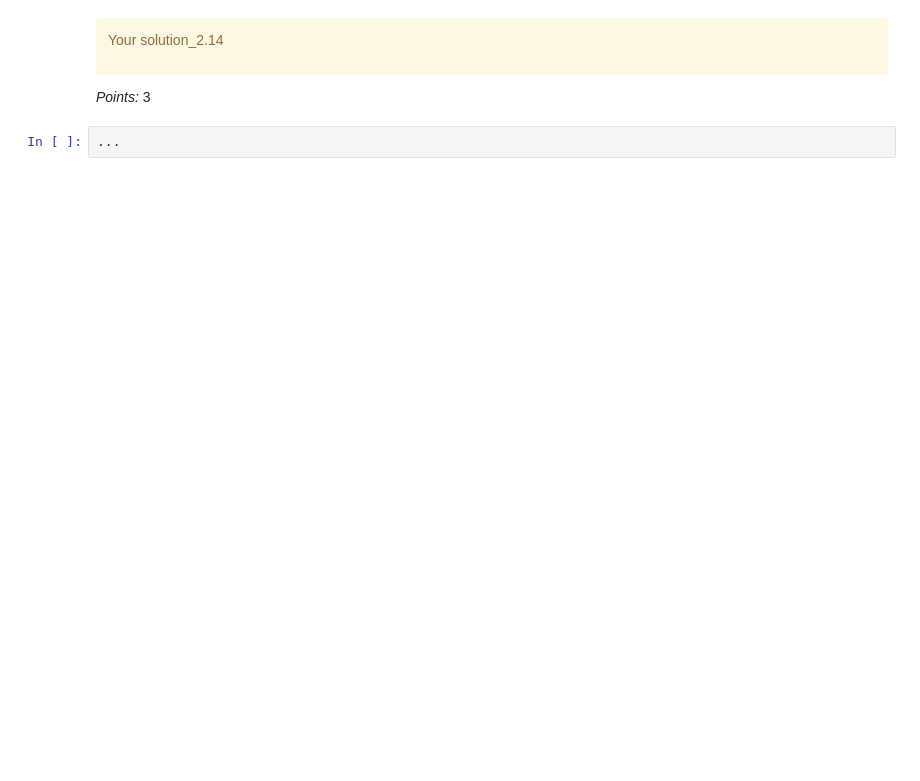
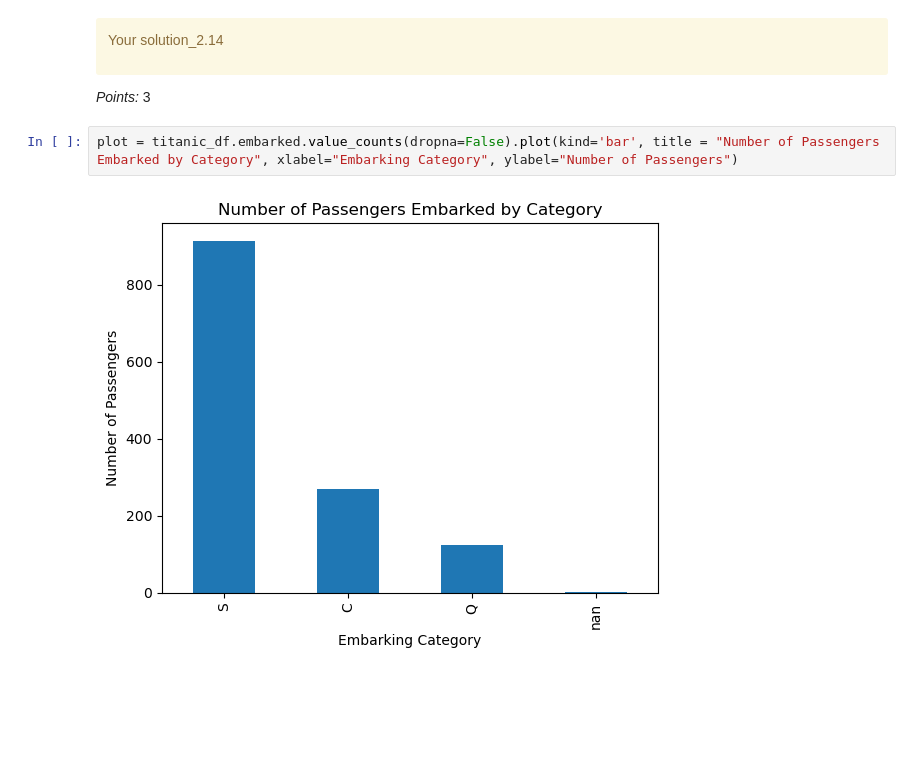
Before and after one commit to underscoreHasan/hw1, a Jupyter notebook: hw1.ipynb, the cells around one changed output. Drawn from its saved outputs; the diff is of its cells as text; blank space fills up the shorter version.

```diff
--- a/hw1.ipynb
+++ b/hw1.ipynb
@@ -435,8 +512,10 @@ Your solution_2.14
 </div>
 
 _Points:_ 3
-# %%
-...
+# %%
+plot = titanic_df.embarked.value_counts(dropna=False).plot(kind='bar', title = "Number of Passengers Embarked by Category", xlabel="Embarking Category", ylabel="Number of Passengers")
+# %% [output]
+[figure, added]
 # %% [markdown]
 <!-- END QUESTION -->
 
```
Also changed, not shown: parts of 40 cells of this notebook, 1 other file.
